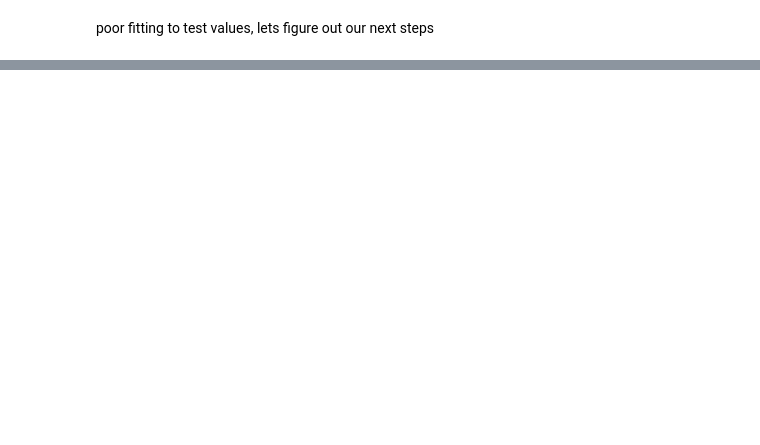
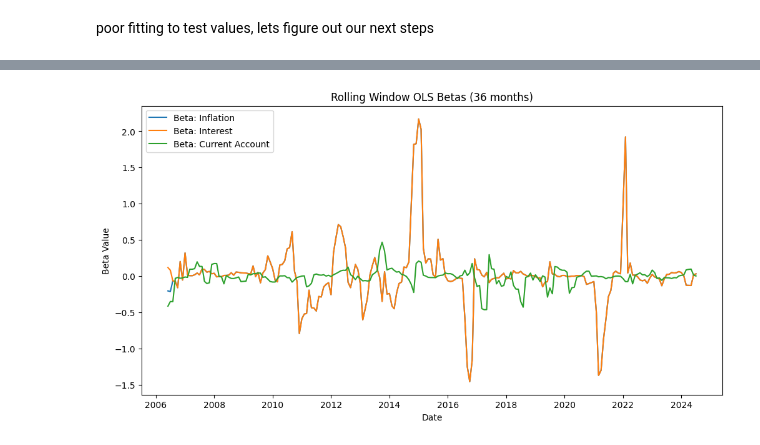
Before and after one commit to Adnan-Anwar-Data-enthusiast/Currency-speculation, a Jupyter notebook: 3. Modelling.ipynb, the cells around one changed output, grey strips where cells are left out. Saved outputs shown, nothing was run; the diff lists cells and outputs as text; code cells hidden in the pictures; blank space fills up the shorter version.

```diff
--- a/3. Modelling.ipynb
+++ b/3. Modelling.ipynb
@@ -232,0 +351,35 @@ Test R²: -0.0646
+# %%
+import statsmodels.api as sm
+
+window = 6 # rolling window size (months)
+betas = []
+dates = []
+
+X = X_inflation_interest_current_diff_imp3_train
+Y = Y_train_USDJPY_pct
+date_index = train_set_swaps['month-year'].reset_index(drop=True)
+
+for start in range(len(X) - window + 1):
+    end = start + window
+    X_window = X[start:end]
+    Y_window = Y[start:end]
+    X_window_const = sm.add_constant(X_window)
+    model = sm.OLS(Y_window, X_window_const).fit()
+    betas.append(model.params.values)
+    dates.append(date_index[end-1])
+
+betas = np.array(betas)
+dates = np.array(dates)
+
+# Plot time-varying betas
+plt.figure(figsize=(12, 6))
+plt.plot(dates, betas[:, 1], label='Beta: Inflation')
+plt.plot(dates, betas[:, 2], label='Beta: Interest')
+plt.plot(dates, betas[:, 3], label='Beta: Current Account')
+plt.title('Rolling Window OLS Betas (36 months)')
+plt.xlabel('Date')
+plt.ylabel('Beta Value')
+plt.legend()
+plt.show()
+# %% [output]
+[figure, added]
```
Also changed, not shown: parts of 19 cells of this notebook, 2 other files.
